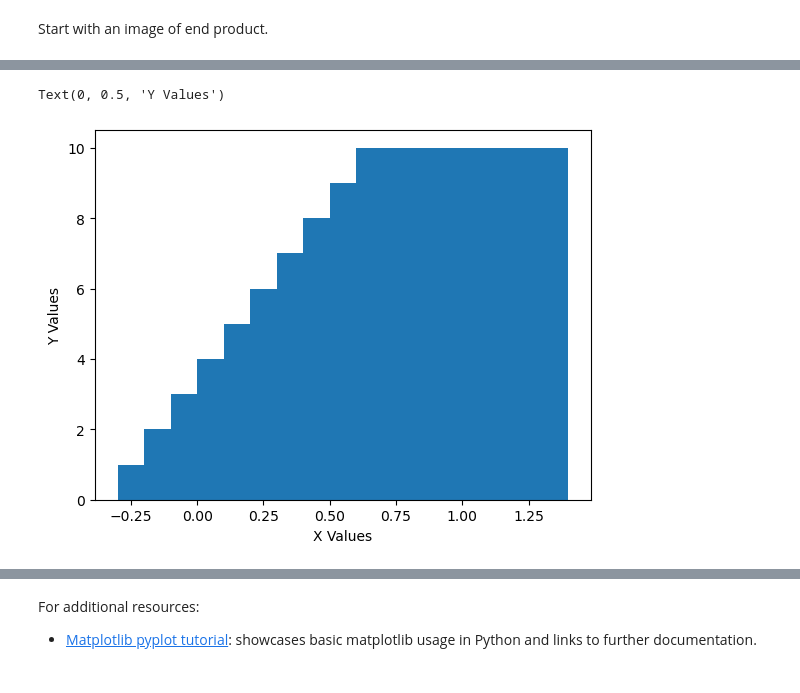
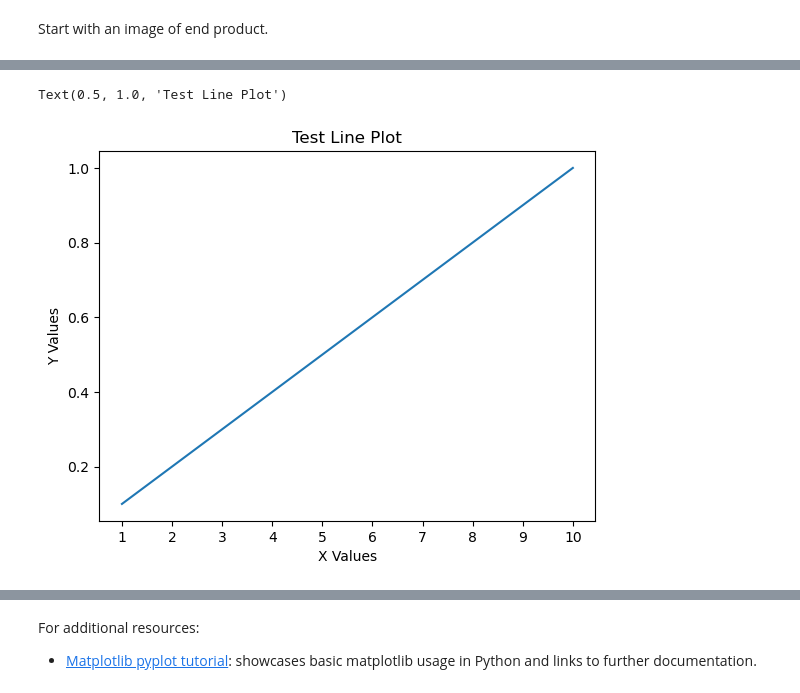
Before and after one commit to jkantorow/nucommlab-datavis-workshop, a Jupyter notebook: day-2/day2_python_plotting_basics.ipynb, the cells around one changed output, grey strips where cells are left out. Cells and saved outputs as stored; diff of their text form; code cells hidden in the pictures.

```diff
--- a/day-2/day2_python_plotting_basics.ipynb
+++ b/day-2/day2_python_plotting_basics.ipynb
@@ -43,14 +50,18 @@ Text(0, 0.5, 'Y Values')
-# %%
-x_vals = [0.1, 0.2, 0.3, 0.4, 0.5, 0.6, 0.7, 0.8, 0.9, 1.0]
-y_vals = [1, 2, 3, 4, 5, 6, 7, 8, 9, 10]
-
-x_axis_label = 'X Values'
-y_axis_label = 'Y Values'
-
-plt.bar(x_vals, y_vals)
-
-plt.xlabel(x_axis_label)
-plt.ylabel(y_axis_label)
-# %% [output]
-Text(0, 0.5, 'Y Values')
-[figure, removed]
+# %%
+x_vals = [1, 2, 3, 4, 5, 6, 7, 8, 9, 10]
+data = [0.1, 0.2, 0.3, 0.4, 0.5, 0.6, 0.7, 0.8, 0.9, 1.0]
+
+x_axis_label = 'X Values'
+y_axis_label = 'Y Values'
+
+plt.plot(x_vals, data)
+
+plt.xlabel(x_axis_label)
+plt.xticks(x_vals) # Here, we can explicitly define the tick values displayed on the resulting plot
+
+plt.ylabel(y_axis_label)
+
+plt.title('Test Line Plot')
+# %% [output]
+Text(0.5, 1.0, 'Test Line Plot')
+[figure, added]
```
Also changed, not shown: parts of 10 cells of this notebook.
